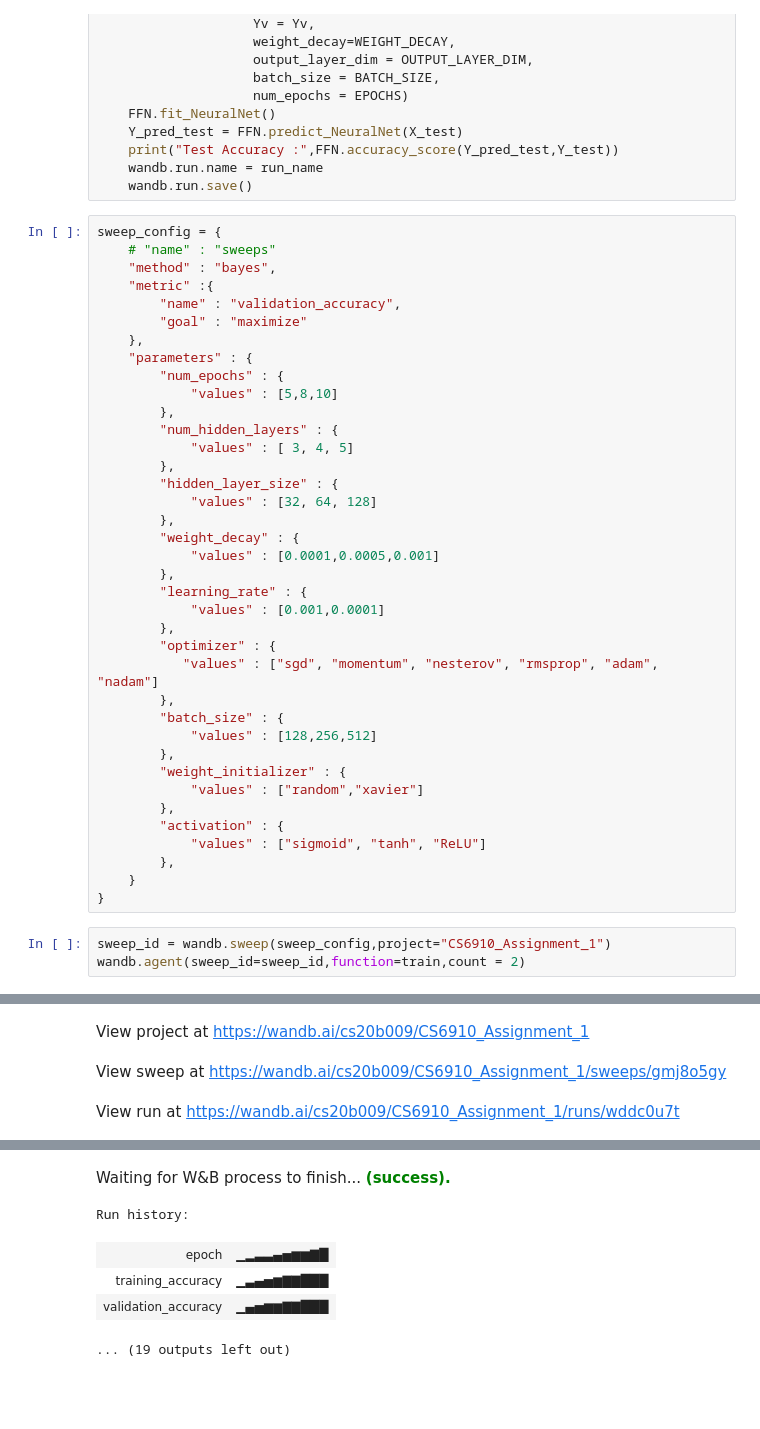
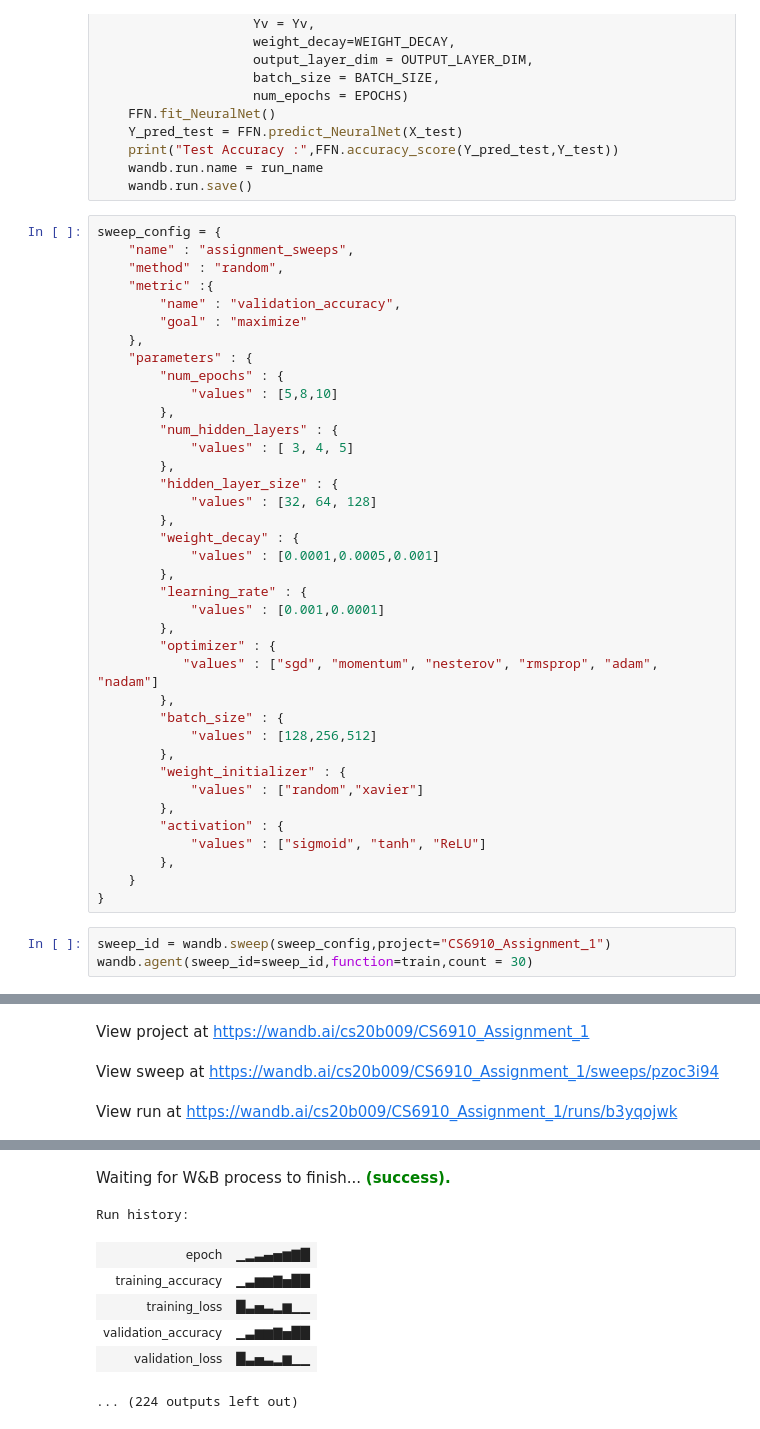
Before and after one commit to Arunesh28/Feed-Forward-Neural-Network, a Jupyter notebook: FeedForwardNeuralNet_wandb.ipynb, the cells around one changed output, grey strips where cells are left out. Cells and saved outputs as stored; diff of their text form; blank space fills up the shorter version.

Commit message:
sweeps done

```diff
--- a/FeedForwardNeuralNet_wandb.ipynb
+++ b/FeedForwardNeuralNet_wandb.ipynb
@@ -677,8 +685,8 @@ def train():
     wandb.run.save()
 # %%
 sweep_config = {
-    # "name" : "sweeps"
-    "method" : "bayes",
+    "name" : "assignment_sweeps",
+    "method" : "random",
     "metric" :{
         "name" : "validation_accuracy",
         "goal" : "maximize"
@@ -715,5 +723,5 @@ sweep_config = {
 }
 # %%
 sweep_id = wandb.sweep(sweep_config,project="CS6910_Assignment_1")
-wandb.agent(sweep_id=sweep_id,function=train,count = 2)
+wandb.agent(sweep_id=sweep_id,function=train,count = 30)
 # %% [output]
@@ -736,4 +744,4 @@ Sweep page: https://wandb.ai/cs20b009/CS6910_Assignment_1/sweeps/gmj8o5gy
 View project at https://wandb.ai/cs20b009/CS6910_Assignment_1
-View sweep at https://wandb.ai/cs20b009/CS6910_Assignment_1/sweeps/gmj8o5gy
+View sweep at https://wandb.ai/cs20b009/CS6910_Assignment_1/sweeps/pzoc3i94
-View run at https://wandb.ai/cs20b009/CS6910_Assignment_1/runs/wddc0u7t
+View run at https://wandb.ai/cs20b009/CS6910_Assignment_1/runs/b3yqojwk
 Epoch Number :  1
@@ -756,6 +764,8 @@ Test Accuracy : 0.871
 Waiting for W&B process to finish... (success).
 Run history:
-| epoch | ▁▂▃▃▄▅▆▆▇█ |
-| training_accuracy | ▁▃▄▅▆▇▇███ |
-| validation_accuracy | ▁▄▅▆▆▇▇███ |
+| epoch | ▁▂▃▄▅▆▇█ |
+| training_accuracy | ▁▃▆▆▇▅██ |
+| training_loss | █▃▅▃▂▆▁▁ |
+| validation_accuracy | ▁▃▆▆▇▅██ |
+| validation_loss | █▃▅▃▂▆▁▁ |
-... (19 outputs left out)
+... (224 outputs left out)
```
Also changed, not shown: parts of 3 cells of this notebook.
